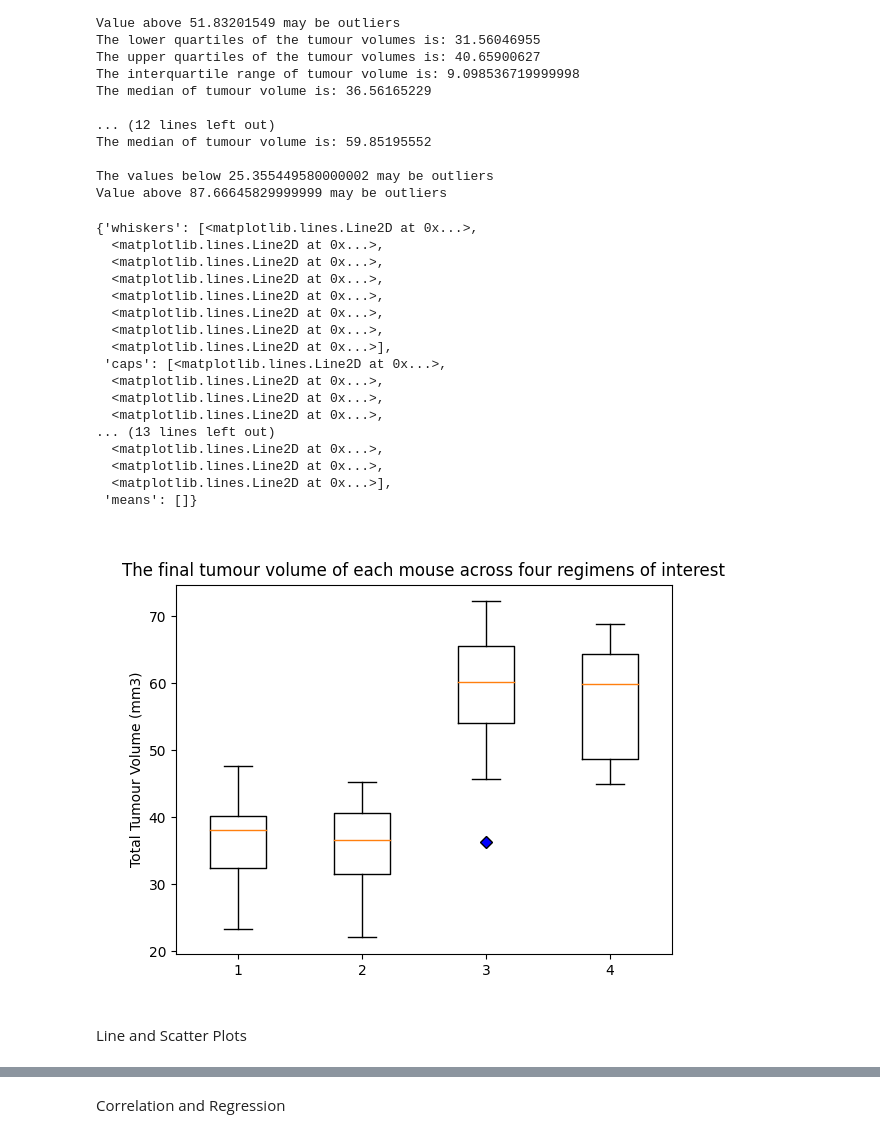
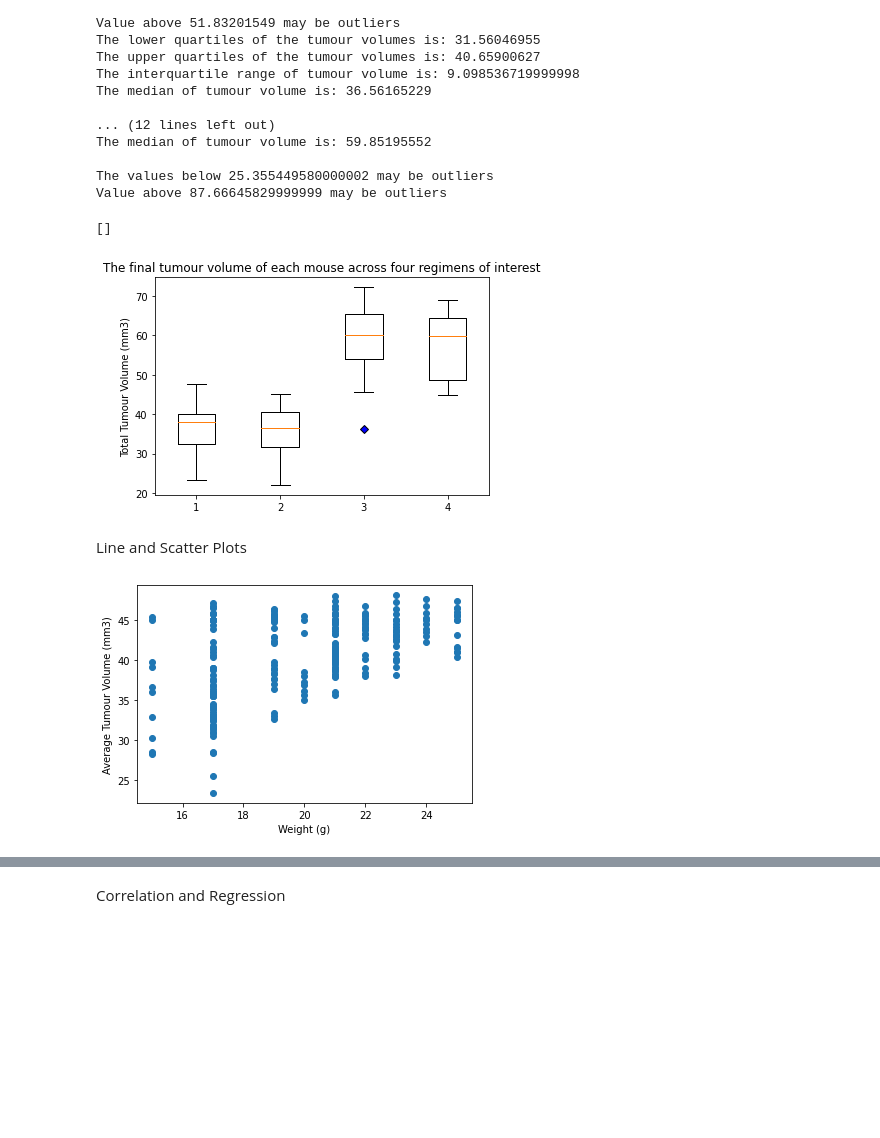
Before and after one commit to Alphaomegainfinity/matplotlib-challenge, a Jupyter notebook: Pymaceuticals/main.ipynb, the cells around one changed output, grey strips where cells are left out. Drawn from its saved outputs; the diff is of its cells as text; code cells hidden in the pictures; blank space fills up the shorter version.

```diff
--- a/Pymaceuticals/main.ipynb
+++ b/Pymaceuticals/main.ipynb
@@ -287,30 +294,25 @@ Value above 87.66645829999999 may be outliers
 # %%
 # Generate a box plot of the final tumour volume of each mouse across four regimens of interest
 colours = dict (markerfacecolor = 'b', marker= 'D')
-fig1, x_axis = plt.subplots()
-x_axis.set_title ("The final tumour volume of each mouse across four regimens of interest")
-x_axis.set_ylabel ("Total Tumour Volume (mm3)")
+fig1, x_axis2 = plt.subplots()
+x_axis2.set_title ("The final tumour volume of each mouse across four regimens of interest")
+x_axis2.set_ylabel ("Total Tumour Volume (mm3)")
 plt.boxplot (tumour_list, flierprops=colours)
+plt.plot()
 # %% [output]
-{'whiskers': [<matplotlib.lines.Line2D at 0x...>,
-  <matplotlib.lines.Line2D at 0x...>,
-  <matplotlib.lines.Line2D at 0x...>,
-  <matplotlib.lines.Line2D at 0x...>,
-  <matplotlib.lines.Line2D at 0x...>,
-  <matplotlib.lines.Line2D at 0x...>,
-  <matplotlib.lines.Line2D at 0x...>,
-  <matplotlib.lines.Line2D at 0x...>],
- 'caps': [<matplotlib.lines.Line2D at 0x...>,
-  <matplotlib.lines.Line2D at 0x...>,
-  <matplotlib.lines.Line2D at 0x...>,
-  <matplotlib.lines.Line2D at 0x...>,
-... (13 lines left out)
-  <matplotlib.lines.Line2D at 0x...>,
-  <matplotlib.lines.Line2D at 0x...>,
-  <matplotlib.lines.Line2D at 0x...>],
- 'means': []}
+[]
-[figure, old version]
+[figure, new version]
 # %% [markdown]
 Line and Scatter Plots
+# %%
+# Generate a scatter plot of average tumor volume vs. mouse weight for the Capomulin regimen
+capomulin_table = clean_data.loc[clean_data['Drug Regimen'] == "Capomulin"]
+capomulin_average = capomulin_table.groupby(['Mouse ID']).mean()
+plt.scatter(capomulin_table['Weight (g)'],capomulin_table['Tumour Volume (mm3)'])
+plt.xlabel('Weight (g)')
+plt.ylabel('Average Tumour Volume (mm3)')
+plt.show()
+# %% [output]
+[figure, added]
 # %%
 # Generate a line plot of tumour volume vs. time point for a mouse treated with Capomulin
```
Also changed, not shown: parts of 9 cells of this notebook.
